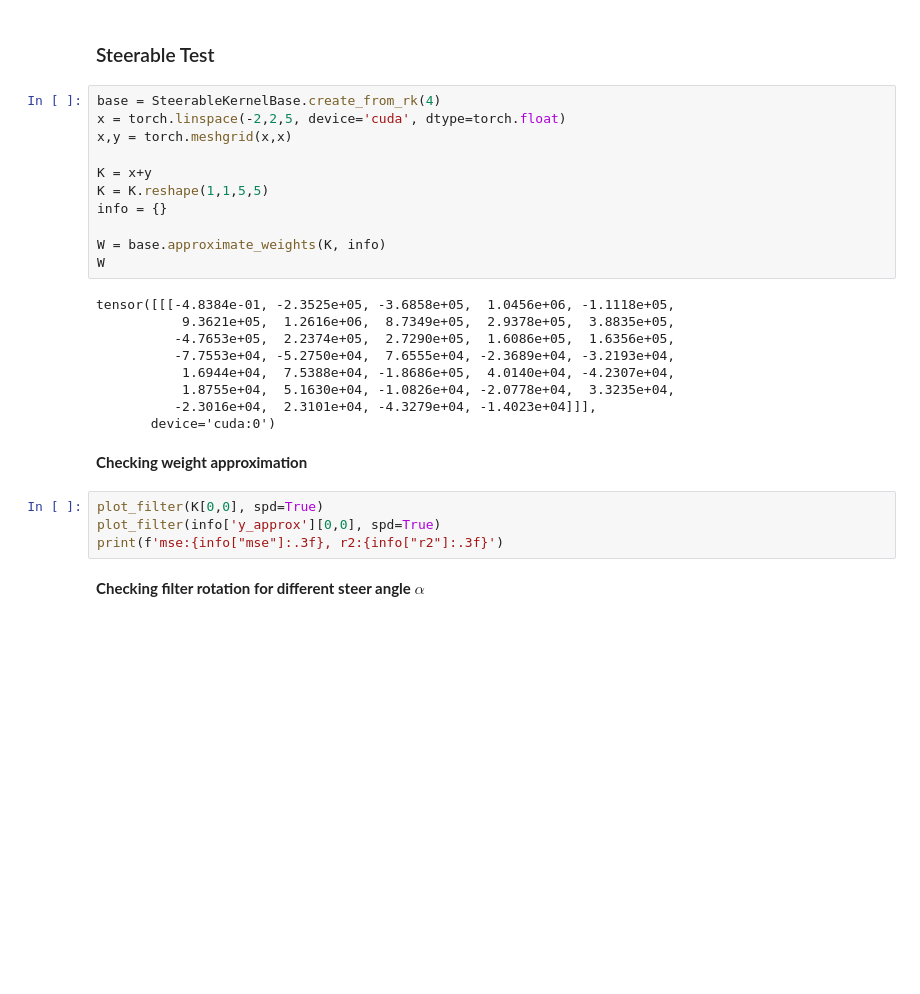
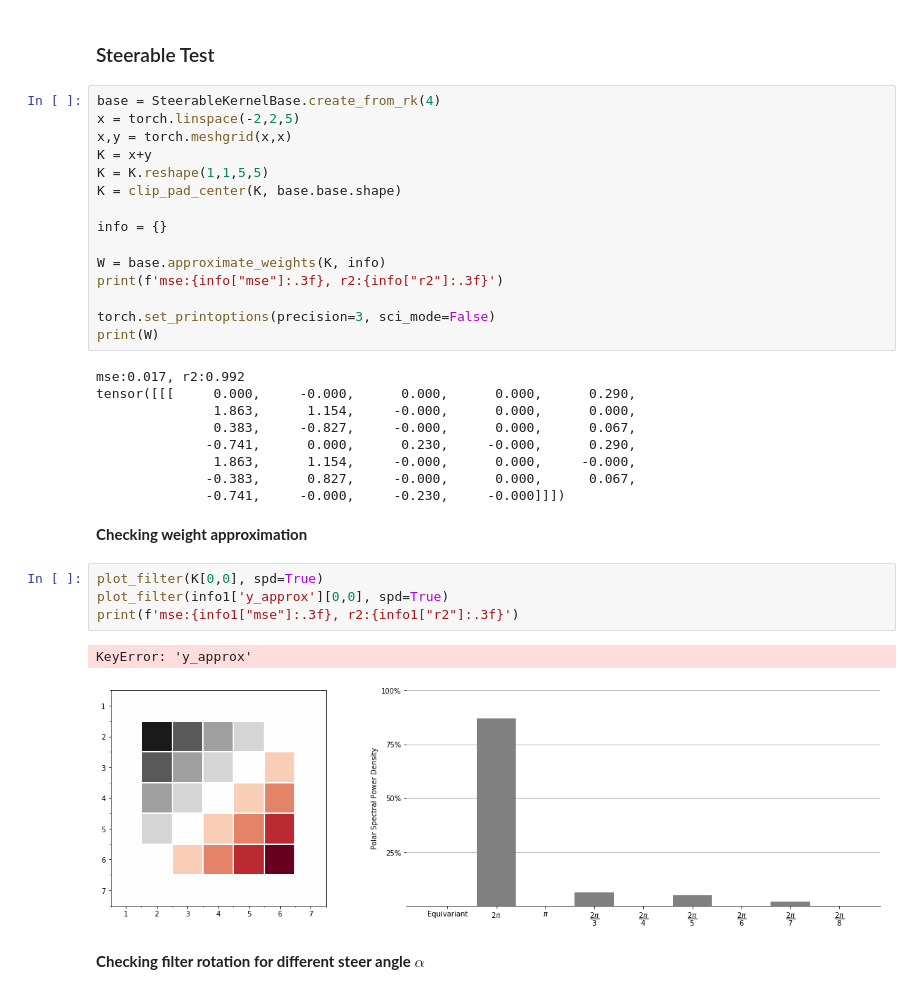
Before and after one commit to gabriel-lepetitaimon/steered-fcnn, a Jupyter notebook: notebooks/ImplementationCheck/OrientednessAnalysis.ipynb, the cells around one changed output. Drawn from its saved outputs; the diff is of its cells as text; blank space fills up the shorter version.

```diff
--- a/notebooks/ImplementationCheck/OrientednessAnalysis.ipynb
+++ b/notebooks/ImplementationCheck/OrientednessAnalysis.ipynb
@@ -195,30 +196,37 @@ pd.DataFrame({'cos':diff[0].mean(-1), 'sin': diff[0].mean(-1)}, index=list(range
 ### Steerable Test
 # %%
 base = SteerableKernelBase.create_from_rk(4)
-x = torch.linspace(-2,2,5, device='cuda', dtype=torch.float)
+x = torch.linspace(-2,2,5)
 x,y = torch.meshgrid(x,x)
-
 K = x+y
 K = K.reshape(1,1,5,5)
+K = clip_pad_center(K, base.base.shape)
+
 info = {}
 
 W = base.approximate_weights(K, info)
-W
+print(f'mse:{info["mse"]:.3f}, r2:{info["r2"]:.3f}')
+
+torch.set_printoptions(precision=3, sci_mode=False)
+print(W)
 # %% [output]
-tensor([[[-4.8384e-01, -2.3525e+05, -3.6858e+05,  1.0456e+06, -1.1118e+05,
-           9.3621e+05,  1.2616e+06,  8.7349e+05,  2.9378e+05,  3.8835e+05,
-          -4.7653e+05,  2.2374e+05,  2.7290e+05,  1.6086e+05,  1.6356e+05,
-          -7.7553e+04, -5.2750e+04,  7.6555e+04, -2.3689e+04, -3.2193e+04,
-           1.6944e+04,  7.5388e+04, -1.8686e+05,  4.0140e+04, -4.2307e+04,
-           1.8755e+04,  5.1630e+04, -1.0826e+04, -2.0778e+04,  3.3235e+04,
-          -2.3016e+04,  2.3101e+04, -4.3279e+04, -1.4023e+04]]],
-       device='cuda:0')
+mse:0.017, r2:0.992
+tensor([[[     0.000,     -0.000,      0.000,      0.000,      0.290,
+               1.863,      1.154,     -0.000,      0.000,      0.000,
+               0.383,     -0.827,     -0.000,      0.000,      0.067,
+              -0.741,      0.000,      0.230,     -0.000,      0.290,
+               1.863,      1.154,     -0.000,      0.000,     -0.000,
+              -0.383,      0.827,     -0.000,      0.000,      0.067,
+              -0.741,     -0.000,     -0.230,     -0.000]]])
 # %% [markdown]
 **Checking weight approximation**
 # %%
 plot_filter(K[0,0], spd=True)
-plot_filter(info['y_approx'][0,0], spd=True)
-print(f'mse:{info["mse"]:.3f}, r2:{info["r2"]:.3f}')
+plot_filter(info1['y_approx'][0,0], spd=True)
+print(f'mse:{info1["mse"]:.3f}, r2:{info1["r2"]:.3f}')
+# %% [output]
+KeyError: 'y_approx'
+[figure, added]
 # %% [markdown]
 **Checking filter rotation for different steer angle $\alpha$**
 # %%
```
Also changed, not shown: parts of 1 cell of this notebook, 49 other files.
